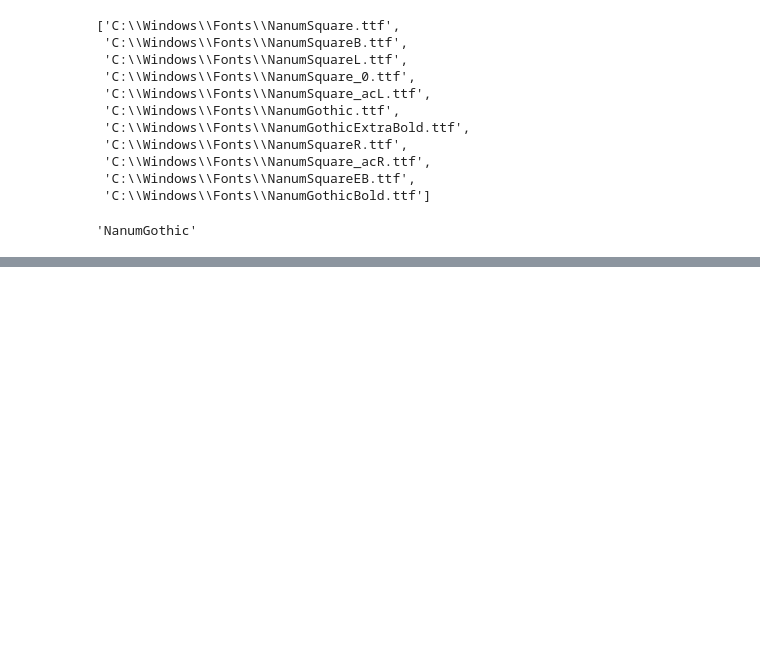
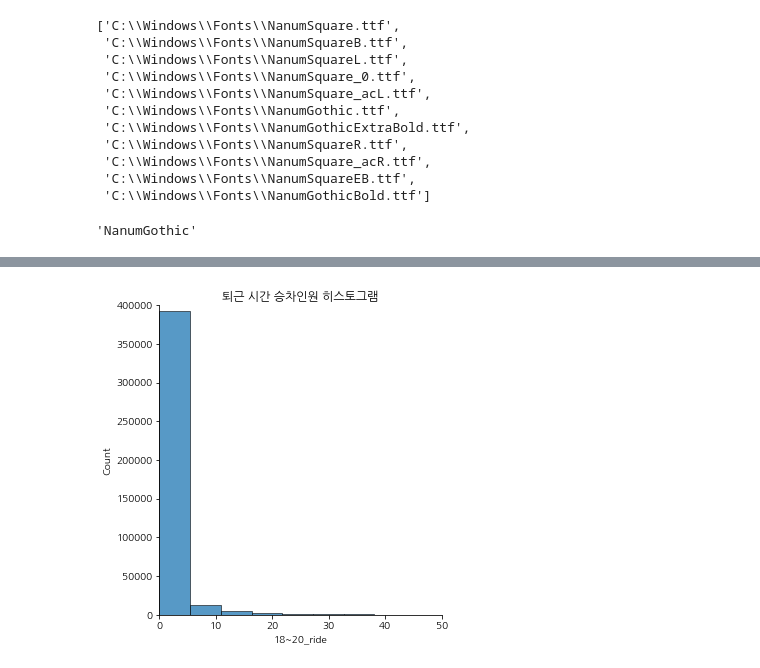
Before and after one commit to bigdataleeky/python, a Jupyter notebook: 20220607/20220607_버스탑승객 예측.ipynb, the cells around one changed output, grey strips where cells are left out. Saved outputs shown, nothing was run; the diff lists cells and outputs as text; code cells hidden in the pictures; blank space fills up the shorter version.

```diff
--- a/20220607/20220607_버스탑승객 예측.ipynb
+++ b/20220607/20220607_버스탑승객 예측.ipynb
@@ -129,3 +129,7 @@ font_name()
 # %%
 from matplotlib import rc
 rc('font',family=font_name())
+# %%
+# 타깃-- 퇴근시간
+traindata = train.copy()
+traindata.tail()
@@ -131,0 +157,9 @@ rc('font',family=font_name())
+# %%
+import matplotlib.pyplot as plt
+import seaborn as sns
+sns.displot(traindata,x = '18~20_ride',bins=50)
+plt.axis([0,50,0,400000])
+plt.title('퇴근 시간 승차인원 히스토그램')
+plt.show()
+# %% [output]
+[figure, added]
```
Also changed, not shown: parts of 26 cells of this notebook.
